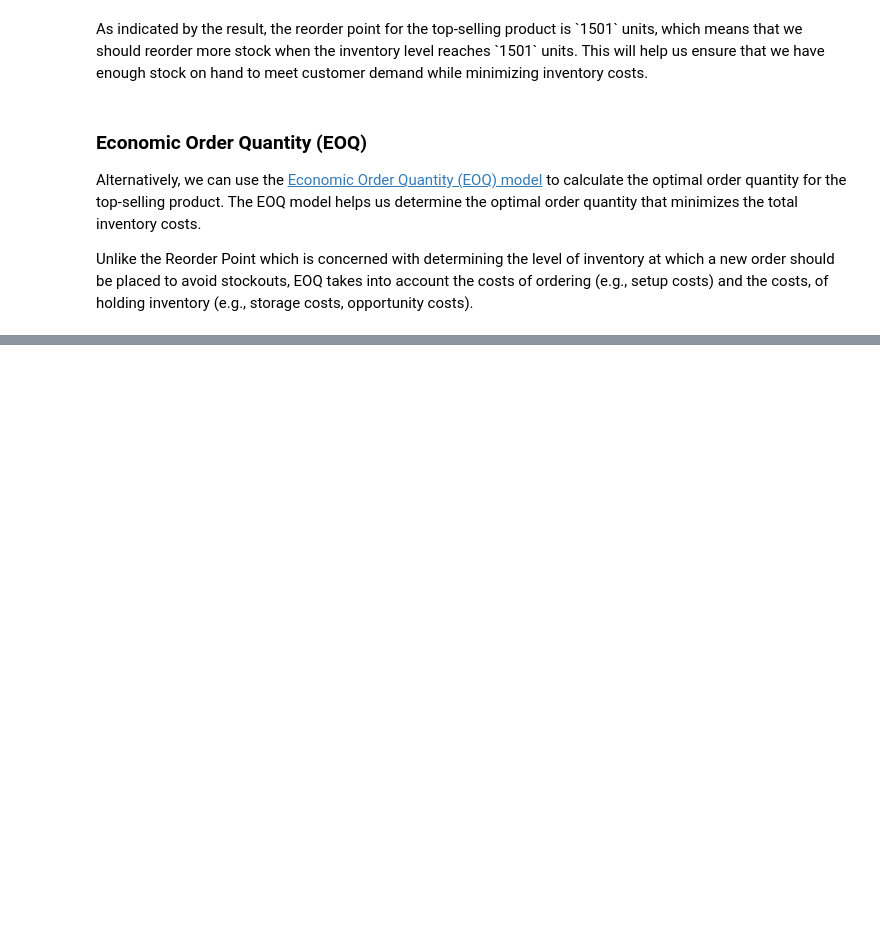
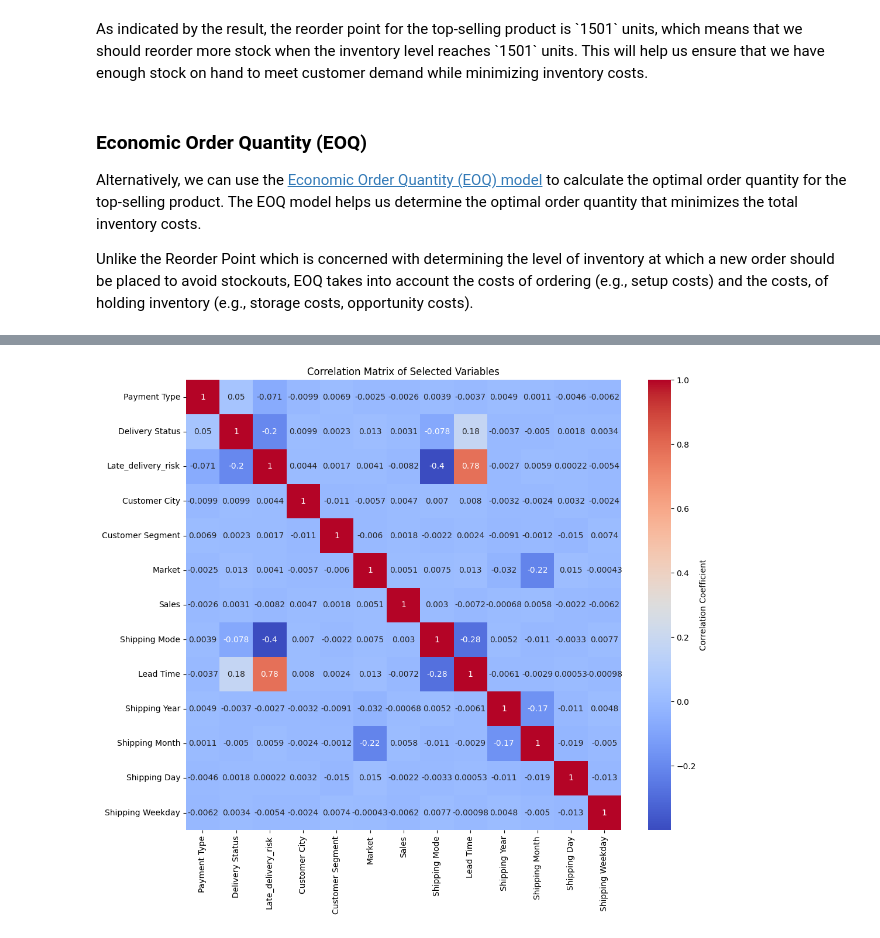
Before and after one commit to Simontagbor/supply-chain-demand-forecast, a Jupyter notebook: index.ipynb, the cells around one changed output, grey strips where cells are left out. Drawn from its saved outputs; the diff is of its cells as text; code cells hidden in the pictures; blank space fills up the shorter version.

Commit message:
Add new images and update CSS styles

```diff
--- a/index.ipynb
+++ b/index.ipynb
@@ -319,6 +291,8 @@ I chose <code>Shipping Date</code> over the <code>Order date</code> because it r
 </p>
 # %%
-#| code fold true
+#| code-fold: true
+#| code-summary: "Show the code"
+
 # Create month, Year, Day, and Weekday columns from Shipping Date
 def extract_date_parts(df, date_column, prefix):
     try:
@@ -336,6 +310,8 @@ def extract_date_parts(df, date_column, prefix):
     except Exception as e:
         print(f"Error creating columns: {e}")
         return df
+# Add Lead Time Feature from Days for shipping (real) and Days for shipment (scheduled)
+df['Lead Time'] = df['Days for shipping (real)'] - df['Days for shipment (scheduled)']
 
 # Use the function to extract date parts
 df = extract_date_parts(df, 'shipping date (DateOrders)', 'Shipping')
@@ -358,6 +334,8 @@ df.shape
 
 <p>You can learn about encoding techniques for categorical variables <a href="#">here</a></p>
 # %%
+#| code-fold: true
+#| code-summary: "Show the code"
 # Select top selling product
 top_product = df['Product Card Id'].value_counts().index[0]
 # get top product ID
@@ -398,7 +376,7 @@ def prepare_data(df, product_card_id, categorical_cols, columns_to_drop):
 
         # Drop specified columns
         df_one_hot_encoded = df_one_hot_encoded.drop(columns=columns_to_drop)
-        print("Data preparation successful.")
+        print("✅Data Encoding successful.")
         return  df_one_hot_encoded, df_label_encoded
     except Exception as e:
         print(f"Error preparing data: {e}")
@@ -412,6 +390,9 @@ categorical_cols = ['Type', 'Customer Segment',
                     'Shipping Mode']
 
 columns_to_drop = ['Product Name',
+                   'Days for shipment (scheduled)',
+                   'Sales per customer',
+                   'Days for shipping (real)',
                    'Customer Country',
                    'shipping date (DateOrders)',
                    'Product Card Id',
@@ -983,0 +1058,11 @@ This formula helps in determining the optimal order quantity that minimizes the
+# %%
+# correlation analysis
+correlation_matrix = label_encode_df.corr()
+
+# plot the correlation matrix
+plt.figure(figsize=(12, 10))
+sns.heatmap(correlation_matrix, annot=True, cmap='coolwarm', cbar_kws={'label': 'Correlation Coefficient'})
+plt.title('Correlation Matrix of Selected Variables')
+plt.show()
+# %% [output]
+[figure, added]
```
Also changed, not shown: parts of 58 cells of this notebook, 16 other files.
